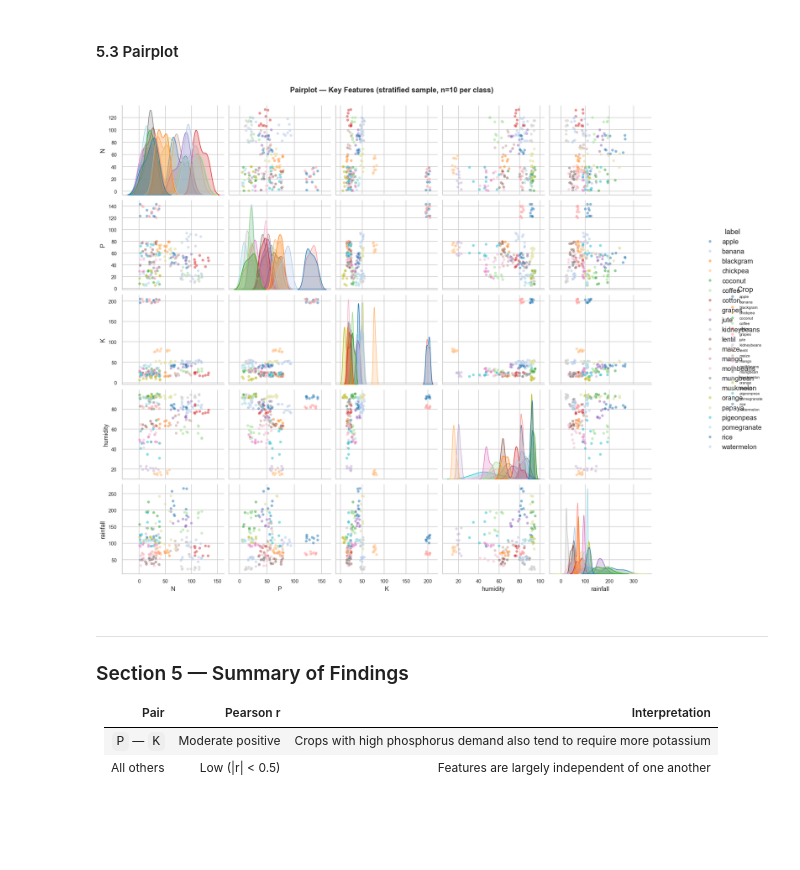
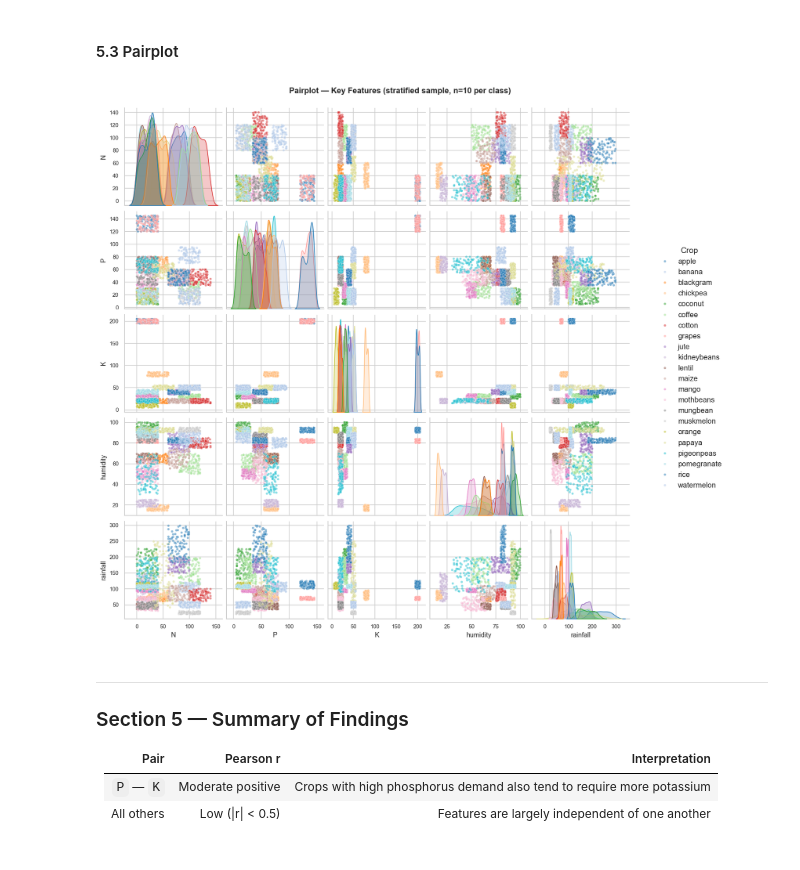
Before and after one commit to margarida-passos-cunha/machine-learning-project-group-e, a Jupyter notebook: notebooks/01_eda.ipynb, the cells around one changed output. Saved outputs shown, nothing was run; the diff lists cells and outputs as text; code cells hidden in the pictures; blank space fills up the shorter version.

```diff
--- a/notebooks/01_eda.ipynb
+++ b/notebooks/01_eda.ipynb
@@ -765,36 +721,32 @@ Feature A Feature B  Pearson r   |r|
 # %% [markdown]
 #### 5.3 Pairplot
 # %%
-# =============================================================================
-# 5.3 — PAIRPLOT (coloured by crop class — sampled for legibility)
-# =============================================================================
-# Plotting all 2200 points per axis pair would produce an unreadable figure.
-# A stratified sample of 10 observations per class (220 total) preserves
-# class-level structure while maintaining visual clarity.
-
 # Select a focused subset of the most informative features
 PAIRPLOT_FEATURES = ['N', 'P', 'K', 'humidity', 'rainfall', 'label']
 
 df_sample = (
     df[PAIRPLOT_FEATURES]
     .groupby('label', group_keys=False)
-    .apply(lambda x: x.sample(10, random_state=RANDOM_SEED))
+    .apply(lambda x: x.sample(100, random_state=RANDOM_SEED))
 )
 
 g = sns.pairplot(
     df_sample,
     hue='label',
     diag_kind='kde',
-    plot_kws={'alpha': 0.5, 's': 25},
+    plot_kws={'alpha': 0.5, 's': 15},
     palette=sns.color_palette('tab20', n_colors=df['label'].nunique())
 )
 g.fig.suptitle('Pairplot — Key Features (stratified sample, n=10 per class)', y=1.02, fontsize=13, fontweight='bold')
-g.add_legend(title='Crop', bbox_to_anchor=(1.05, 0.5), loc='center left', fontsize=7)
+
+# Move the default legend outside the plot area to avoid overlap
+g._legend.set_bbox_to_anchor((1.02, 0.5))
+g._legend.set_title('Crop')
 
 plt.savefig('../reports/figures/5_pairplot.png', bbox_inches='tight')
 plt.show()
 # %% [output]
-[figure, old version]
+[figure, new version]
 # %% [markdown]
 ---
 ### Section 5 — Summary of Findings
```
Also changed, not shown: parts of 12 cells of this notebook.
